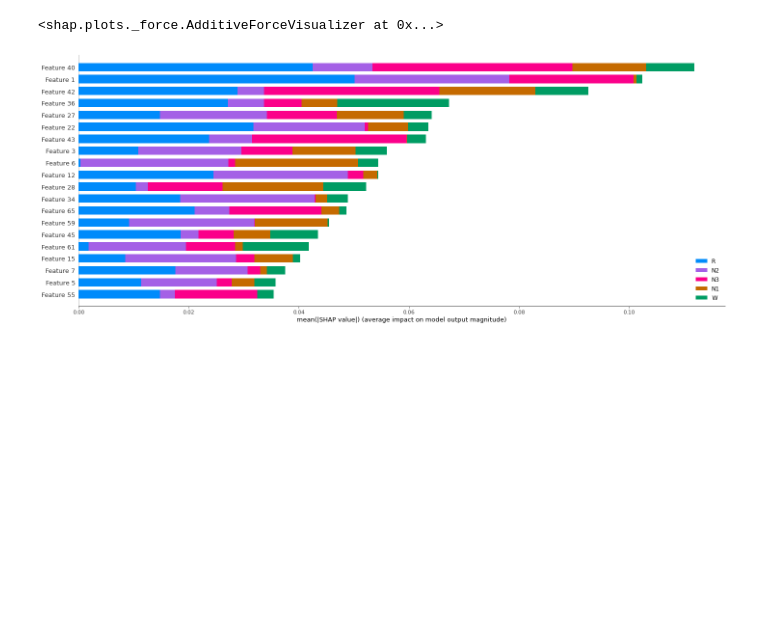
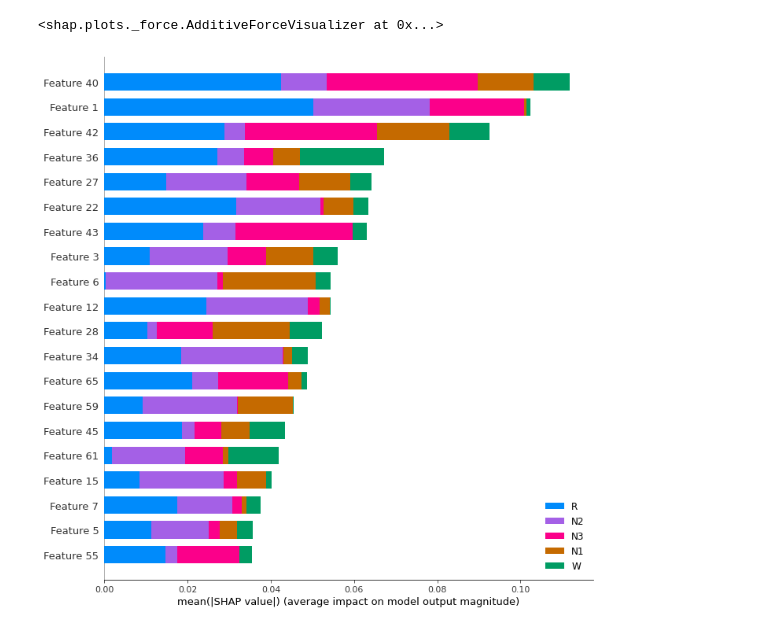
Before and after one commit to RafsanJany-44/Research_Sleep_Stage_Classification, a Jupyter notebook: SHAP_RF.ipynb, the cells around one changed output. Saved outputs shown, nothing was run; the diff lists cells and outputs as text; code cells hidden in the pictures; blank space fills up the shorter version.

```diff
--- a/SHAP_RF.ipynb
+++ b/SHAP_RF.ipynb
@@ -112,6 +119,6 @@ shap.force_plot(explainer.expected_value[1],
 The RF predicted: 3
 <shap.plots._force.AdditiveForceVisualizer at 0x...>
 # %%
-shap.summary_plot(shap_values, X_test[start_index:end_index], plot_type="bar",class_names=["N1","N2","N3","R","W"],plot_size=(20,8))
+shap.summary_plot(shap_values, X_test[start_index:end_index], plot_type="bar",class_names=["N1","N2","N3","R","W"],plot_size=(10,10))
 # %% [output]
-[figure, old version]
+[figure, new version]
```
Also changed, not shown: parts of 7 cells of this notebook.
